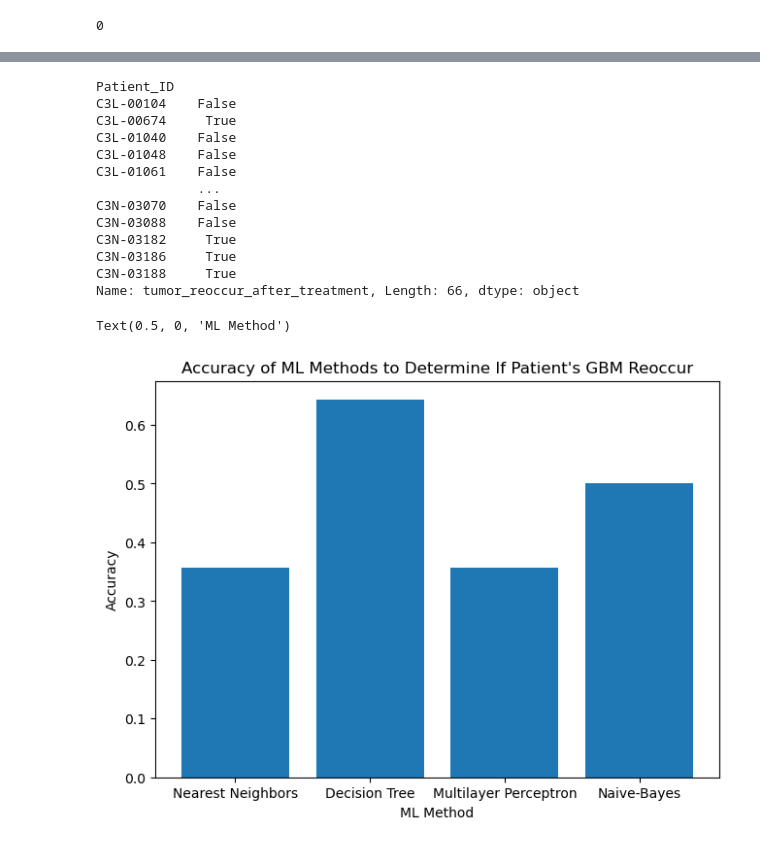
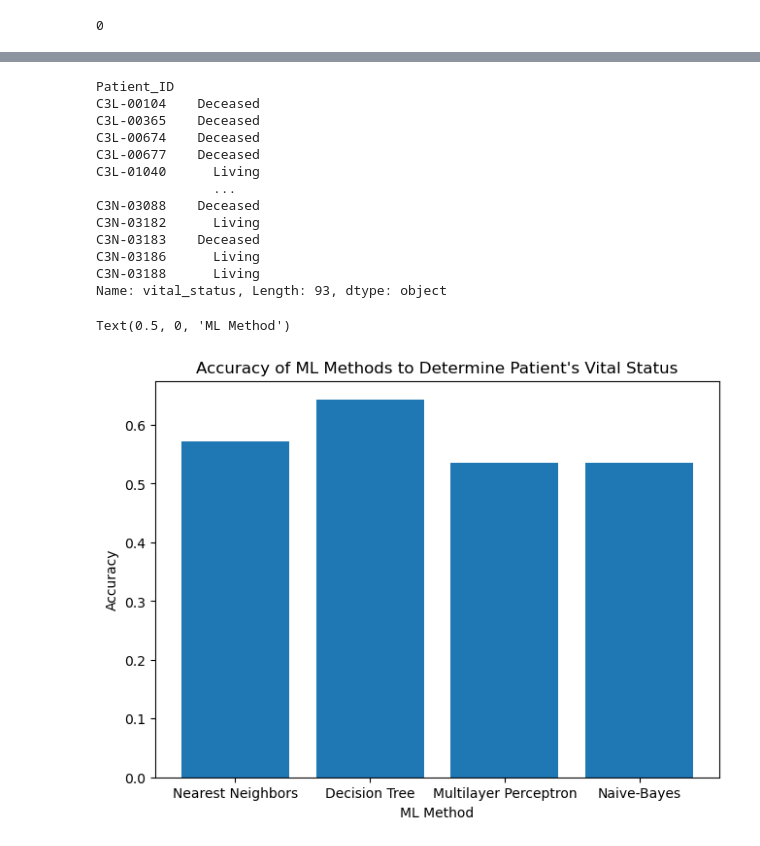
Before and after one commit to mahijamogalipuvvu/qbio_490_final_project_group3, a Jupyter notebook: final_project_group3/QBIO_490_Final.ipynb, the cells around one changed output, grey strips where cells are left out. Saved outputs shown, nothing was run; the diff lists cells and outputs as text; code cells hidden in the pictures.

```diff
--- a/final_project_group3/QBIO_490_Final.ipynb
+++ b/final_project_group3/QBIO_490_Final.ipynb
@@ -21,6 +21,18 @@ mutation = gbm.get_somatic_mutation() # Genomic Data
 rna = gbm.get_transcriptomics() # Transcriptomic Data
 protein = gbm.get_proteomics() # Proteomic Data
 protein.columns = protein.columns.get_level_values(0) # Fix protein data columns
+# %%
+# Let's first screen out patients that don't have protein or rna info
+clic_i = clinical.index
+rna_i = rna.index
+p_i = protein.index
+
+union = np.intersect1d(clic_i,rna_i)
+union = np.intersect1d(union,p_i)
+
+clinical = clinical.loc[union,:]
+rna = rna.loc[union,:]
+protein = protein.loc[union,:]
 # %%
 # Only retaining cancerous tissues
 cancer_mask = clinical.loc[:,"Sample_Tumor_Normal"] == "Tumor"
@@ -28,8 +40,8 @@ clinical_ca = clinical.loc[cancer_mask,:]
 rna_ca = rna.loc[cancer_mask,:]
 protein_ca = protein.loc[cancer_mask,:]
 # %%
-# Retaining only patients with tumor re-occurence info
-vit_mask = clinical.loc[:,"tumor_reoccur_after_treatment"].notna()
+# Retaining only patients with vital status info
+vit_mask = clinical_ca.loc[:,"vital_status"].notna()
 clinical_ca_vit = clinical_ca.loc[vit_mask,:]
 rna_ca_vit = rna_ca.loc[vit_mask,:]
 protein_ca_vit = protein_ca.loc[vit_mask,:]
@@ -46,7 +65,8 @@ sum(atf4.loc[:,'ENSG00000128272.13'] == False)
 0
 # %%
 # Constructing the data and target columns
-data = rna_ca_vit.loc[:,'ATF4']
-data = data.join(protein_ca_vit.loc[:,'ALDOB'])
+data = rna_ca_vit.loc[:,['ALDOB','SLC2A5']]
+data = data.join(protein_ca_vit.loc[:,['ALDOB','SLC2A5']])
+data.columns = ['ALDOB_RNA', 'SLC2A5_RNA', 'ALDOB_P', 'SLC2A5_P']
 data
 # %% [output]
@@ -67,19 +87,19 @@ data
 # %%
-clinical_ca_vit.loc[:,'tumor_reoccur_after_treatment']
+clinical_ca_vit.loc[:,'vital_status']
 # %% [output]
 Patient_ID
-C3L-00104    False
-C3L-00674     True
-C3L-01040    False
-C3L-01048    False
-C3L-01061    False
-             ...
-C3N-03070    False
-C3N-03088    False
-C3N-03182     True
-C3N-03186     True
-C3N-03188     True
-Name: tumor_reoccur_after_treatment, Length: 66, dtype: object
+C3L-00104    Deceased
+C3L-00365    Deceased
+C3L-00674    Deceased
+C3L-00677    Deceased
+C3L-01040      Living
+               ...
+C3N-03088    Deceased
+C3N-03182      Living
+C3N-03183    Deceased
+C3N-03186      Living
+C3N-03188      Living
+Name: vital_status, Length: 93, dtype: object
 # %%
 # Import necessary packages
 from sklearn.model_selection import train_test_split
@@ -88,6 +108,7 @@ from sklearn.neighbors import KNeighborsClassifier # default number of neighbors
 from sklearn.tree import DecisionTreeClassifier
 from sklearn.neural_network import MLPClassifier
 from sklearn.naive_bayes import GaussianNB
+from sklearn.preprocessing import OrdinalEncoder
 
 # Scaling the Data
 scaler = StandardScaler()
@@ -95,36 +116,36 @@ data_x = scaler.fit_transform(data)
 
 # Encoding the Result
 encoder = OrdinalEncoder()
-target = encoder.fit_transform(clinical_ca_vit.loc[:,'tumor_reoccur_after_treatment'].to_frame())
+target = encoder.fit_transform(clinical_ca_vit.loc[:,'vital_status'].to_frame())
 
 # set classifiers
 classifiers = [
     KNeighborsClassifier(),
     DecisionTreeClassifier(),
     MLPClassifier(),
     GaussianNB()
 ]
 
 classifiers_names = ['Nearest Neighbors', 'Decision Tree', 'Multilayer Perceptron', 'Naive-Bayes']
 
-X_train, X_test, y_train, y_test = train_test_split(data_x, target, train_size=0.8)
+X_train, X_test, y_train, y_test = train_test_split(data_x, target, train_size=0.7)
 
 # Training; testing and plotting
 result = []
 for i in range(len(classifiers)):
     model = classifiers[i]
     model.fit(X_train,y_train)
     y_pred = model.predict(X_test)
     count = 0
     for j in range(len(y_pred)):
         if y_pred[j] == y_test[j]:
             count += 1
     result.append(count / len(y_test))
 fig, axs = plt.subplots(1,1, constrained_layout=True)
 axs.bar(classifiers_names,result)
-axs.set_title("Accuracy of ML Methods to Determine If Patient's GBM Reoccur")
+axs.set_title("Accuracy of ML Methods to Determine Patient's Vital Status")
 axs.set_ylabel("Accuracy")
 axs.set_xlabel("ML Method")
 # %% [output]
 Text(0.5, 0, 'ML Method')
-[figure, old version]
+[figure, new version]
```
Also changed, not shown: parts of 3 cells of this notebook.
